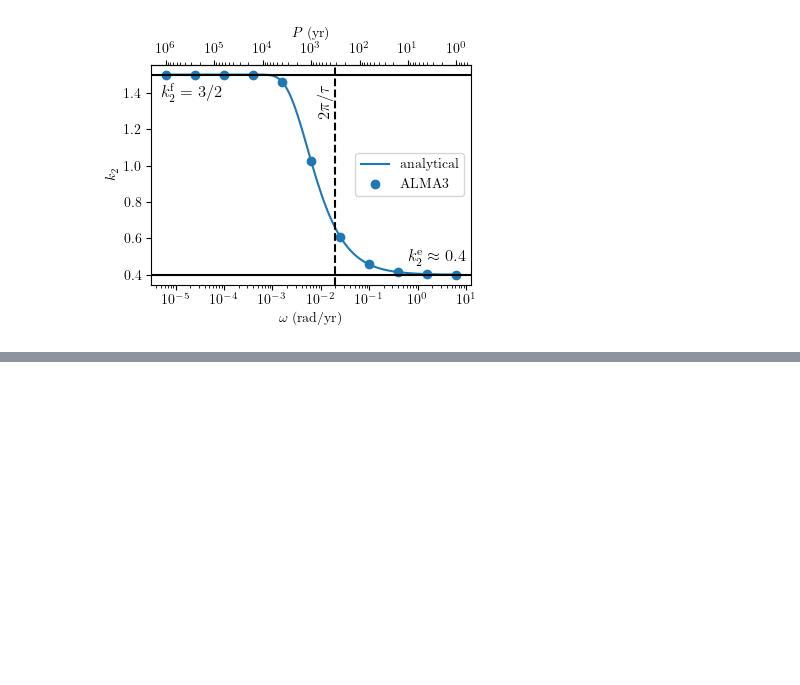
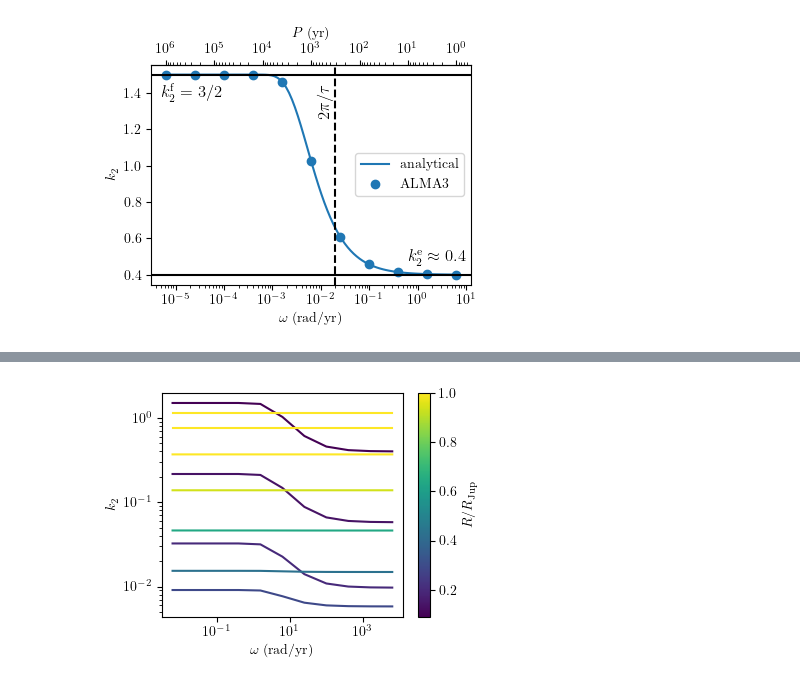
Before and after one commit to slagnews/AtmosphereLoveNumbers, a Jupyter notebook: k2_vs_tau.ipynb, the cells around one changed output, grey strips where cells are left out. Cells and saved outputs as stored; diff of their text form; code cells hidden in the pictures; blank space fills up the shorter version.

```diff
--- a/k2_vs_tau.ipynb
+++ b/k2_vs_tau.ipynb
@@ -101,0 +200,15 @@ plt.show()
+# %%
+no_R_atm = 10
+R_atms = np.logspace(np.log10(R_earth), np.log10(3*R_jupiter), 10)
+#R_atms = np.linspace(R_earth, R_jupiter, 10)
+ts = []
+ks = []
+
+change_param("time_points_minus_one", 10)
+for i in range(no_R_atm):
+    t,k =  run_alma([R_atms[i],R_earth], [rho_air,rho_earth], [rigidity_air,rigidity_earth], [viscosity_air,viscosity_earth], ["newton","maxwell"], show_start_stop=False)
+    t = np.array(t)
+    ts.append(t)
+    ks.append(k)
+    print(f"{i+1} of {no_R_atm}")
+change_param("time_points_minus_one", 2)
@@ -101,0 +226,18 @@ plt.show()
+# %%
+norm = mcolors.Normalize(vmin=R_earth/R_jupiter, vmax=1)
+cmap = cm.viridis
+
+fig, ax = plt.subplots(figsize=(4,3))
+for i in range(no_R_atm):
+    ax.plot(2*np.pi/ts[i],ks[i], color=cmap(norm(R_atms[i]/R_jupiter)))
+sm = cm.ScalarMappable(cmap=cmap, norm=norm)
+cbar = plt.colorbar(sm, ax=ax)
+cbar.set_label(r"$R/R_\mathrm{Jup}$")
+ax.set_xscale("log")
+ax.set_yscale("log")
+ax.set_xlabel(r"$\omega$ (rad/yr)")
+ax.set_ylabel(r"$k_2$")
+fig.tight_layout()
+plt.show()
+# %% [output]
+[figure, added]
```
Also changed, not shown: parts of 6 cells of this notebook.
